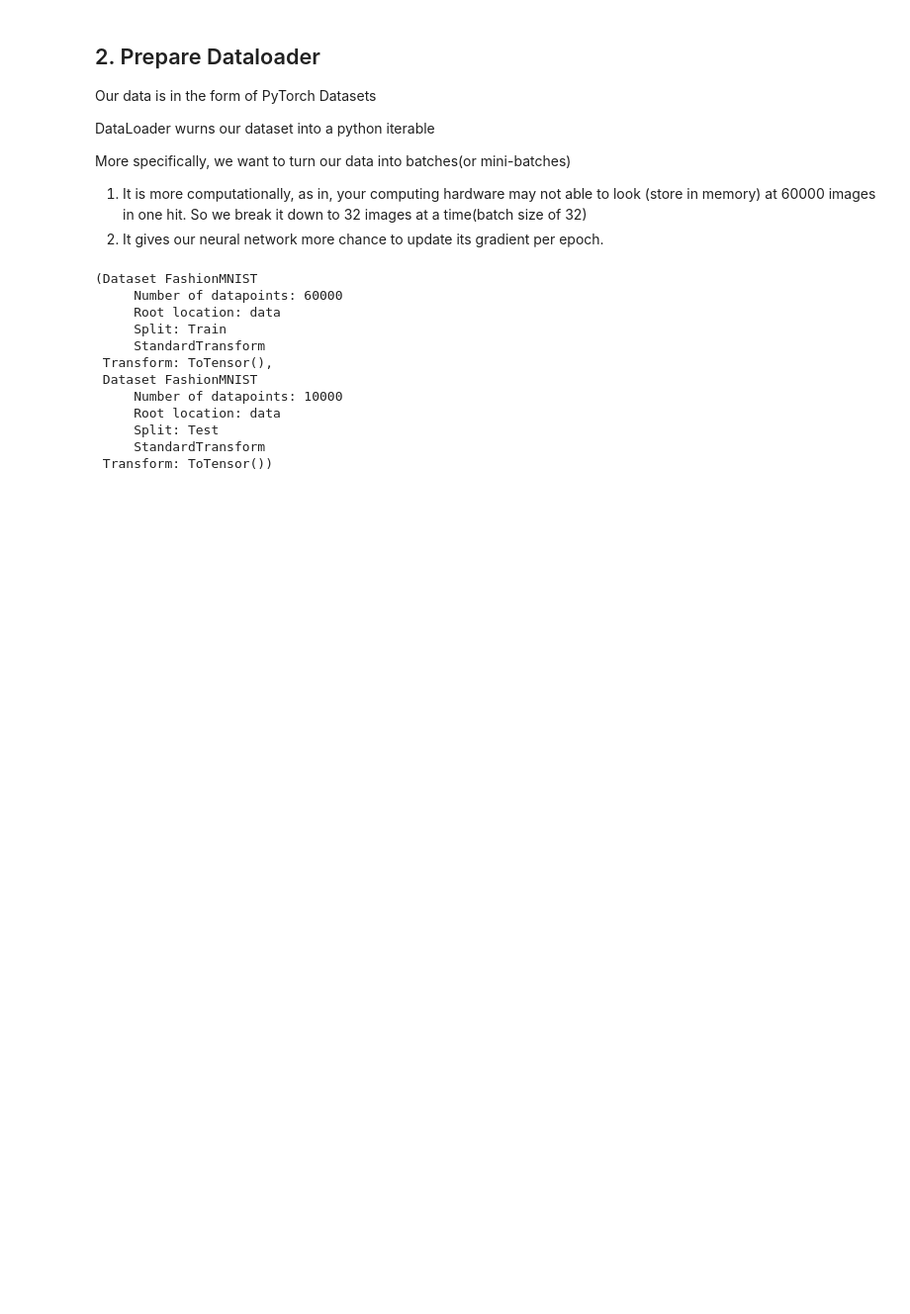
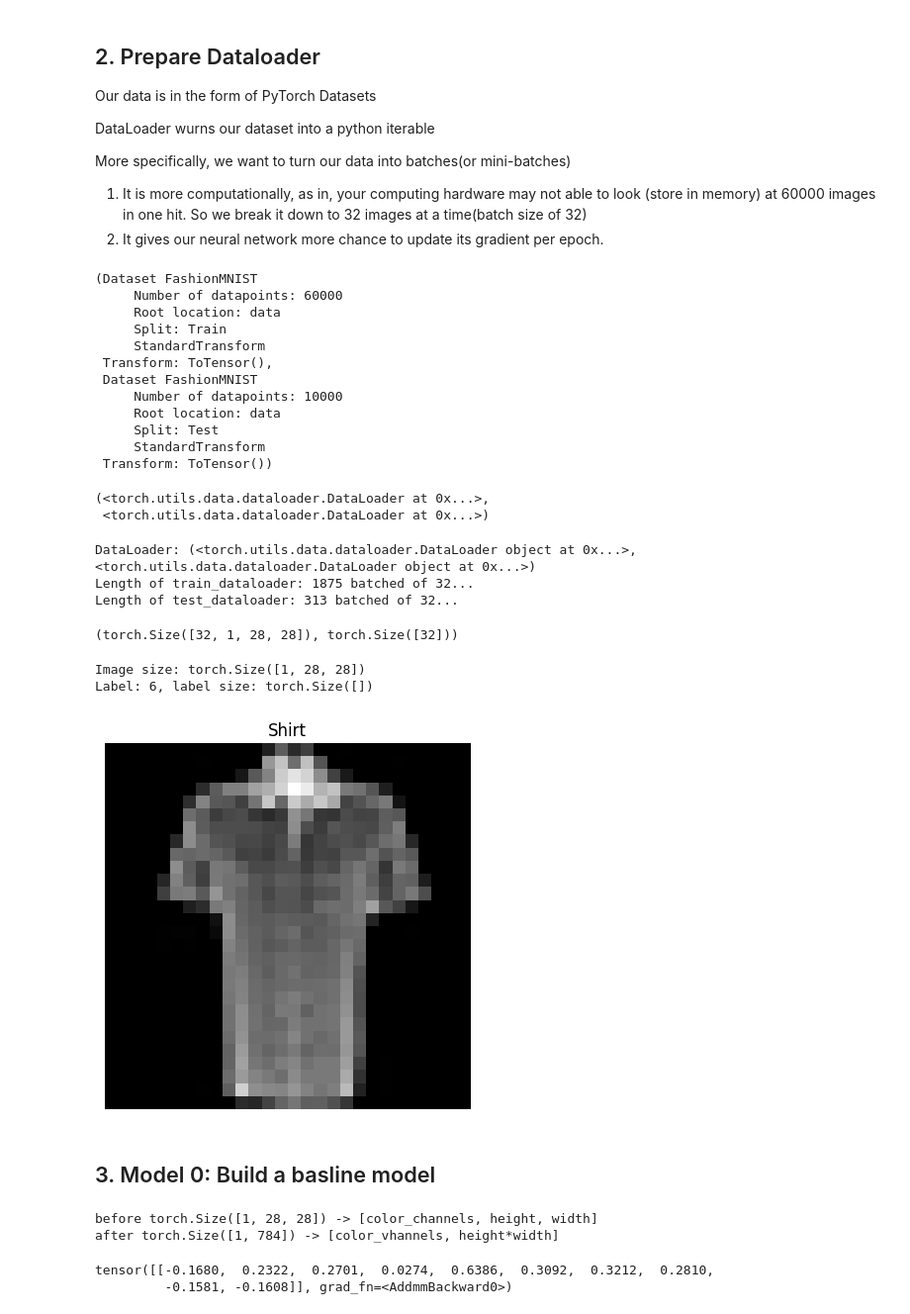
Before and after one commit to mushroom3969/PyTorch_Class, a Jupyter notebook: 03_CV.ipynb, the cells around one changed output. Shown at 99% size. Drawn from its saved outputs; the diff is of its cells as text; code cells hidden in the pictures; blank space fills up the shorter version.

```diff
--- a/03_CV.ipynb
+++ b/03_CV.ipynb
@@ -184,3 +184,70 @@ train_data, test_data
      Split: Test
      StandardTransform
  Transform: ToTensor())
+# %%
+from torch.utils.data import DataLoader
+
+# Setup the batch size hyperparameters
+BATCH_SIZE = 32
+
+# Trun dataset to iterable
+train_dataloader = DataLoader(
+    train_data,
+    batch_size=BATCH_SIZE,
+    shuffle=True
+)
+
+test_dataloader = DataLoader(
+    dataset=test_data,
+    batch_size=BATCH_SIZE,
+    shuffle=False
+)
+
+train_dataloader, test_dataloader
+# %% [output]
+(<torch.utils.data.dataloader.DataLoader at 0x...>,
+ <torch.utils.data.dataloader.DataLoader at 0x...>)
+# %%
+print(f"DataLoader: {train_dataloader, test_dataloader}")
+print(f"Length of train_dataloader: {len(train_dataloader)} batched of {BATCH_SIZE}...")
+print(f"Length of test_dataloader: {len(test_dataloader)} batched of {BATCH_SIZE}...")
+# %% [output]
+DataLoader: (<torch.utils.data.dataloader.DataLoader object at 0x...>, <torch.utils.data.dataloader.DataLoader object at 0x...>)
+Length of train_dataloader: 1875 batched of 32...
+Length of test_dataloader: 313 batched of 32...
+# %%
+train_features_batch, train_labels_batch = next(iter(train_dataloader))
+train_features_batch.shape, train_labels_batch.shape
+# %% [output]
+(torch.Size([32, 1, 28, 28]), torch.Size([32]))
+# %%
+# Show a sample
+torch.manual_seed(42)
+random_idx = torch.randint(0, len(train_features_batch), size=[1]).item()
+img, label = train_features_batch[random_idx], train_labels_batch[random_idx]
+plt.imshow(img.squeeze(), cmap="gray")
+plt.title(class_names[label])
+plt.axis(False)
+print(f"Image size: {img.shape}")
+print(f"Label: {label}, label size: {label.shape}")
+# %% [output]
+Image size: torch.Size([1, 28, 28])
+Label: 6, label size: torch.Size([])
+[figure, added]
+# %% [markdown]
+## 3. Model 0: Build a basline model
+# %%
+# Create a flatten layer
+flatten_model = nn.Flatten()
+
+# Get a single sample
+x = train_features_batch[0]
+
+# Flatten the sample
+output = flatten_model(x)
+
+print(f"before {x.shape} -> [color_channels, height, width]")
+print(f"after {output.shape} -> [color_vhannels, height*width]")
+# %% [output]
+before torch.Size([1, 28, 28]) -> [color_channels, height, width]
+after torch.Size([1, 784]) -> [color_vhannels, height*width]
@@ -186,0 +280,6 @@ train_data, test_data
+# %%
+dummy_x = torch.rand([1, 1, 28, 28])
+model_0(dummy_x)
+# %% [output]
+tensor([[-0.1680,  0.2322,  0.2701,  0.0274,  0.6386,  0.3092,  0.3212,  0.2810,
+         -0.1581, -0.1608]], grad_fn=<AddmmBackward0>)
```
Also changed, not shown: parts of 6 cells of this notebook.
